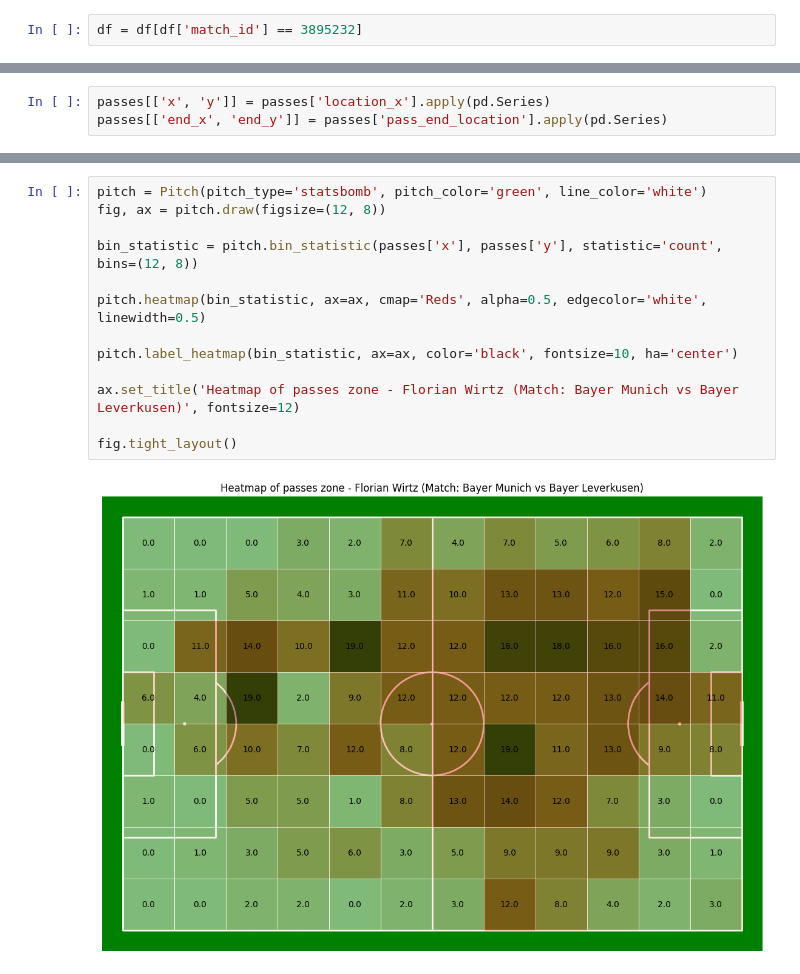
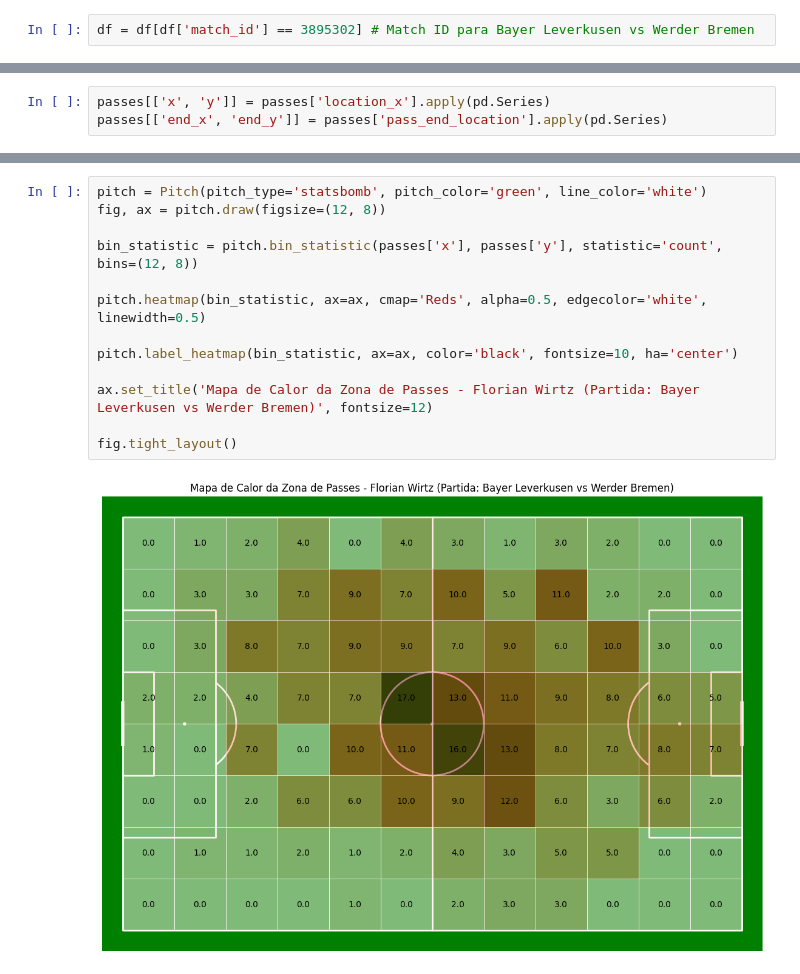
Before and after one commit to josehenriqueroveda/leverkusen-2324, a Jupyter notebook: src/lab.ipynb, the cells around one changed output, grey strips where cells are left out. Saved outputs shown, nothing was run; the diff lists cells and outputs as text.

```diff
--- a/src/lab.ipynb
+++ b/src/lab.ipynb
@@ -48,2 +46,2 @@ matches_summary
 # %%
-df = df[df['match_id'] == 3895232]
+df = df[df['match_id'] == 3895302] # Match ID para Bayer Leverkusen vs Werder Bremen
@@ -88,15 +88,15 @@ Percentual de passes progressivos: 57.3%
 # %%
 pitch = Pitch(pitch_type='statsbomb', pitch_color='green', line_color='white')
 fig, ax = pitch.draw(figsize=(12, 8))
 
 bin_statistic = pitch.bin_statistic(passes['x'], passes['y'], statistic='count', bins=(12, 8))
 
 pitch.heatmap(bin_statistic, ax=ax, cmap='Reds', alpha=0.5, edgecolor='white', linewidth=0.5)
 
 pitch.label_heatmap(bin_statistic, ax=ax, color='black', fontsize=10, ha='center')
 
-ax.set_title('Heatmap of passes zone - Florian Wirtz (Match: Bayer Munich vs Bayer Leverkusen)', fontsize=12)
+ax.set_title('Mapa de Calor da Zona de Passes - Florian Wirtz (Partida: Bayer Leverkusen vs Werder Bremen)', fontsize=12)
 
 fig.tight_layout()
 # %% [output]
-[figure, old version]
+[figure, new version]
```
Also changed, not shown: parts of 14 cells of this notebook.
